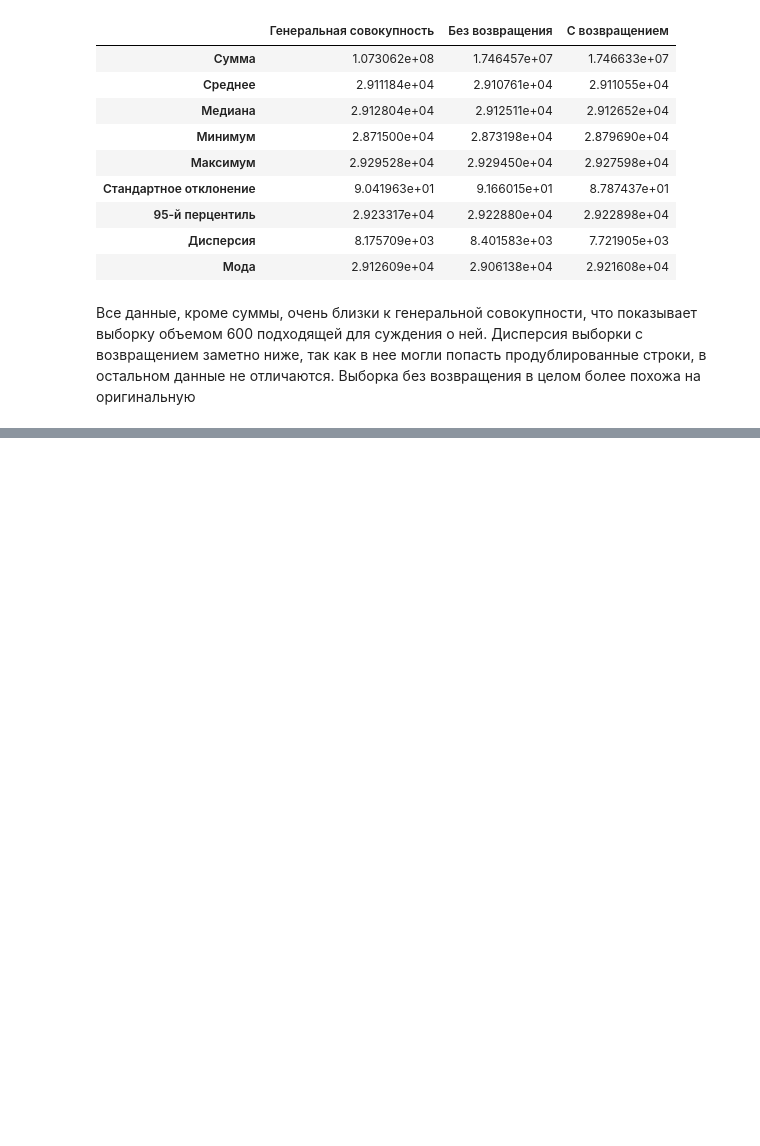
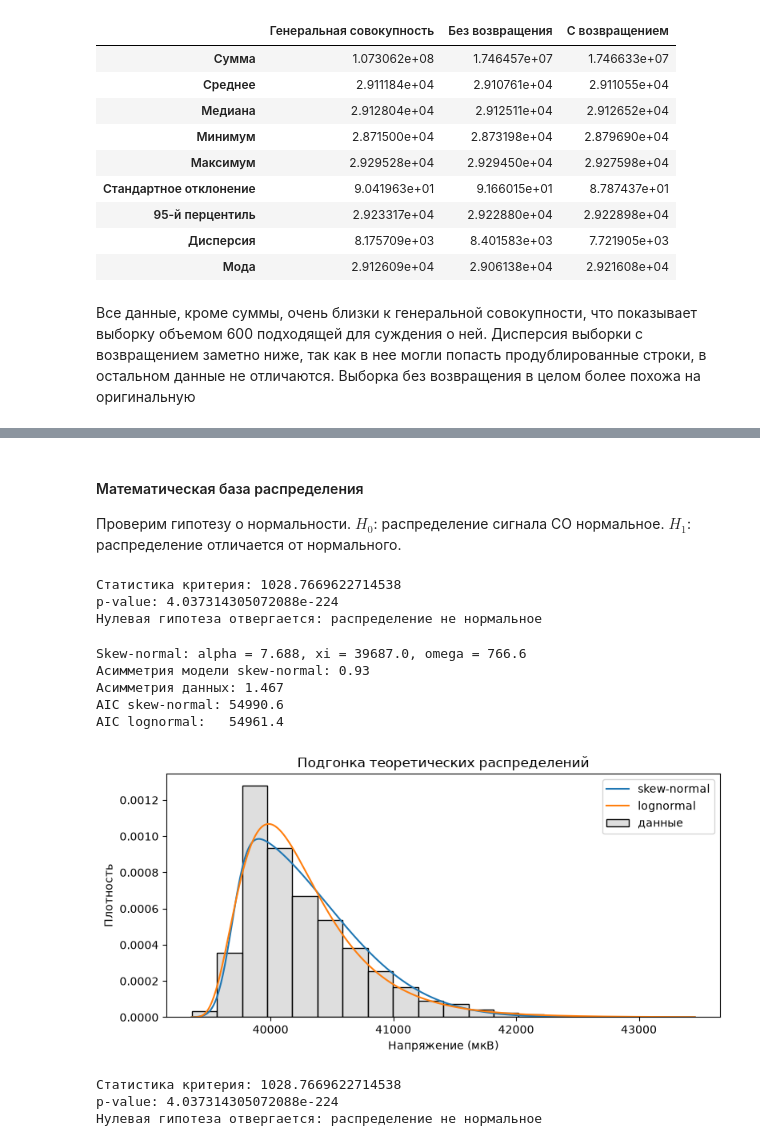
Before and after one commit to ffriewrya/lab01, a Jupyter notebook: lab01.ipynb, the cells around one changed output, grey strips where cells are left out. Drawn from its saved outputs; the diff is of its cells as text; code cells hidden in the pictures; blank space fills up the shorter version.

```diff
--- a/lab01.ipynb
+++ b/lab01.ipynb
@@ -228,0 +310,75 @@ display(table)
+# %% [markdown]
+#### Математическая база распределения
+
+Проверим гипотезу о нормальности.
+$H_0$: распределение сигнала CO нормальное.
+$H_1$: распределение отличается от нормального.
+# %%
+import scipy.stats as stats
+
+stat, p_value = stats.normaltest(co)
+
+print(f"Статистика критерия: {stat}")
+print(f"p-value: {p_value}")
+
+if p_value < 0.05:
+    print("Нулевая гипотеза отвергается: распределение не нормальное")
+else:
+    print("Нет оснований отвергнуть нулевую гипотезу")
+# %% [output]
+Статистика критерия: 1028.7669622714538
+p-value: 4.037314305072088e-224
+Нулевая гипотеза отвергается: распределение не нормальное
+# %%
+# подгонка теоретических распределений к данным (метод максимального правдоподобия)
+a, loc_sn, scale_sn = stats.skewnorm.fit(co)
+s, loc_ln, scale_ln = stats.lognorm.fit(co)
+
+print("Skew-normal: alpha = {:.3f}, xi = {:.1f}, omega = {:.1f}".format(a, loc_sn, scale_sn))
+print("Асимметрия модели skew-normal:", round(float(stats.skewnorm.stats(a, loc_sn, scale_sn, moments='s')), 3))
+print("Асимметрия данных:", round(co.skew(), 3))
+
+# сравнение моделей по AIC (чем меньше, тем лучше)
+def aic(dist, params):
+    return 2 * len(params) - 2 * dist.logpdf(co, *params).sum()
+
+aic_sn = aic(stats.skewnorm, (a, loc_sn, scale_sn))
+aic_ln = aic(stats.lognorm, (s, loc_ln, scale_ln))
+print("AIC skew-normal:", round(aic_sn, 1))
+print("AIC lognormal:  ", round(aic_ln, 1))
+
+# теоретические плотности поверх гистограммы
+x = np.linspace(co.min(), co.max(), 500)
+fig, ax = plt.subplots(figsize=(8, 4))
+sns.histplot(co, stat='density', bins=20, ax=ax, color='lightgray', label='данные')
+ax.plot(x, stats.skewnorm.pdf(x, a, loc_sn, scale_sn), label='skew-normal')
+ax.plot(x, stats.lognorm.pdf(x, s, loc_ln, scale_ln), label='lognormal')
+ax.set_title("Подгонка теоретических распределений")
+ax.set_xlabel("Напряжение (мкВ)")
+ax.set_ylabel("Плотность")
+ax.legend()
+plt.tight_layout()
+plt.show()
+# %% [output]
+Skew-normal: alpha = 7.688, xi = 39687.0, omega = 766.6
+Асимметрия модели skew-normal: 0.93
+Асимметрия данных: 1.467
+AIC skew-normal: 54990.6
+AIC lognormal:   54961.4
+[figure, added]
+# %%
+import scipy.stats as stats
+
+stat, p_value = stats.normaltest(co)
+
+print(f"Статистика критерия: {stat}")
+print(f"p-value: {p_value}")
+
+if p_value < 0.05:
+    print("Нулевая гипотеза отвергается: распределение не нормальное")
+else:
+    print("Нет оснований отвергнуть нулевую гипотезу")
+# %% [output]
+Статистика критерия: 1028.7669622714538
+p-value: 4.037314305072088e-224
+Нулевая гипотеза отвергается: распределение не нормальное
```
Also changed, not shown: parts of 4 cells of this notebook.
